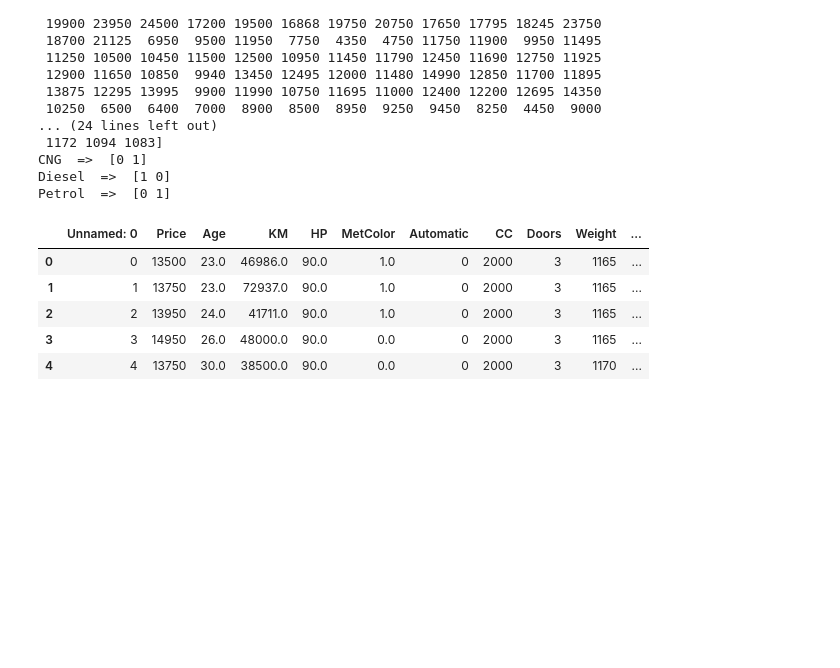
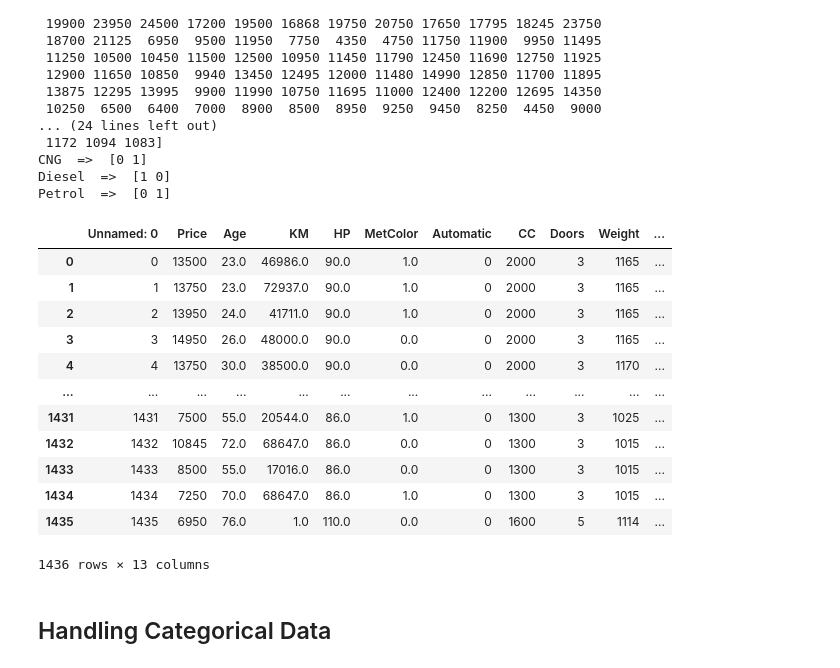
Before and after one commit to Jeelesh2762/ML_CE047, a Jupyter notebook: Lab-2/Ml_Lab_2.ipynb, the cells around one changed output. Saved outputs shown, nothing was run; the diff lists cells and outputs as text; code cells hidden in the pictures; blank space fills up the shorter version.

```diff
--- a/Lab-2/Ml_Lab_2.ipynb
+++ b/Lab-2/Ml_Lab_2.ipynb
@@ -255,11 +257,20 @@ CNG  =>  [0 1]
 Diesel  =>  [1 0]
 Petrol  =>  [0 1]
 # %%
-df.head(5)
+df
 # %% [output]
 |  | Unnamed: 0 | Price | Age | KM | HP | MetColor | Automatic | CC | Doors | Weight | ... |
 | 0 | 0 | 13500 | 23.0 | 46986.0 | 90.0 | 1.0 | 0 | 2000 | 3 | 1165 | ... |
 | 1 | 1 | 13750 | 23.0 | 72937.0 | 90.0 | 1.0 | 0 | 2000 | 3 | 1165 | ... |
 | 2 | 2 | 13950 | 24.0 | 41711.0 | 90.0 | 1.0 | 0 | 2000 | 3 | 1165 | ... |
 | 3 | 3 | 14950 | 26.0 | 48000.0 | 90.0 | 0.0 | 0 | 2000 | 3 | 1165 | ... |
 | 4 | 4 | 13750 | 30.0 | 38500.0 | 90.0 | 0.0 | 0 | 2000 | 3 | 1170 | ... |
+| ... | ... | ... | ... | ... | ... | ... | ... | ... | ... | ... | ... |
+| 1431 | 1431 | 7500 | 55.0 | 20544.0 | 86.0 | 1.0 | 0 | 1300 | 3 | 1025 | ... |
+| 1432 | 1432 | 10845 | 72.0 | 68647.0 | 86.0 | 0.0 | 0 | 1300 | 3 | 1015 | ... |
+| 1433 | 1433 | 8500 | 55.0 | 17016.0 | 86.0 | 0.0 | 0 | 1300 | 3 | 1015 | ... |
+| 1434 | 1434 | 7250 | 70.0 | 68647.0 | 86.0 | 1.0 | 0 | 1300 | 3 | 1015 | ... |
+| 1435 | 1435 | 6950 | 76.0 | 1.0 | 110.0 | 0.0 | 0 | 1600 | 5 | 1114 | ... |
+1436 rows × 13 columns
+# %% [markdown]
+## Handling Categorical Data
```
Also changed, not shown: parts of 38 cells of this notebook.
